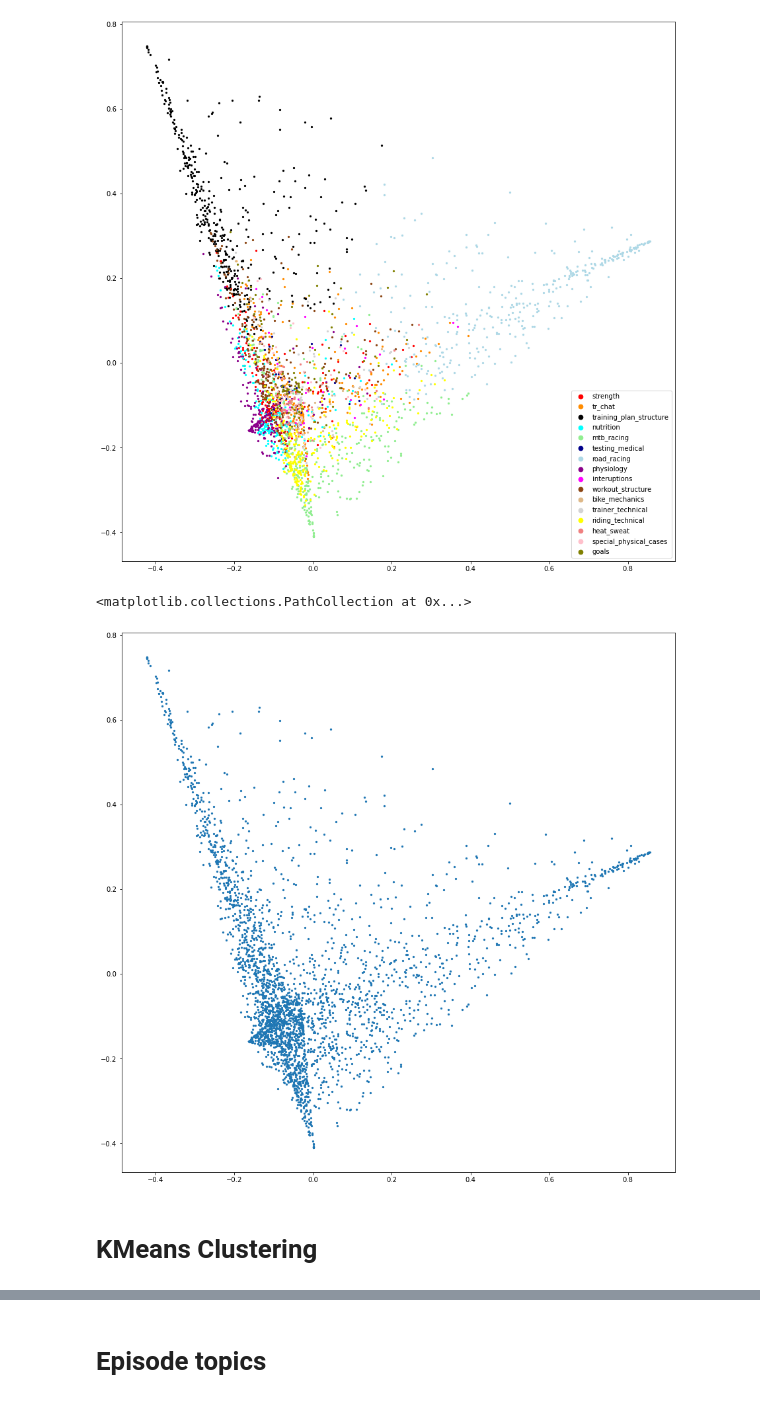
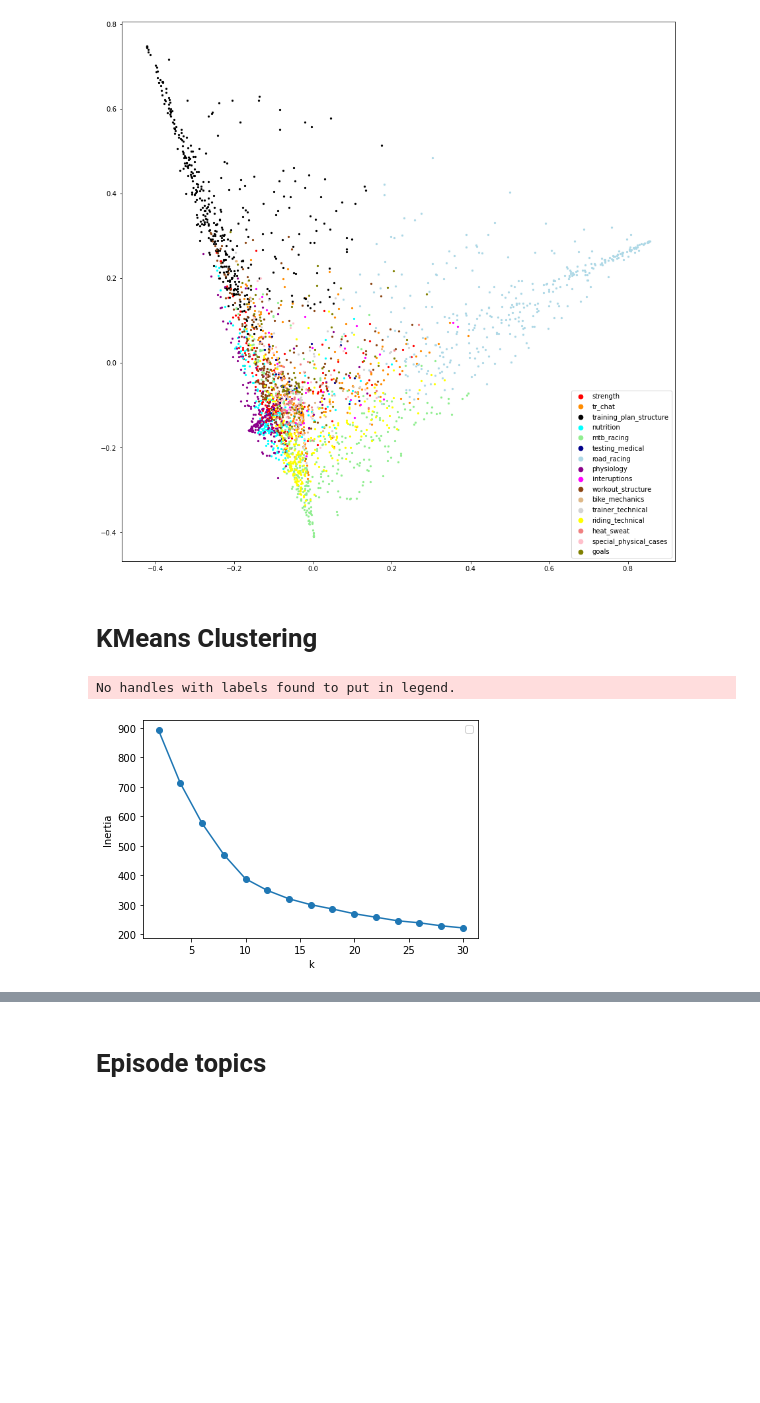
Before and after one commit to jpizzollo/NLP_Podcast, a Jupyter notebook: Topics_5min_Docs.ipynb, the cells around one changed output, grey strips where cells are left out. Saved outputs shown, nothing was run; the diff lists cells and outputs as text; code cells hidden in the pictures; blank space fills up the shorter version.

```diff
--- a/Topics_5min_Docs.ipynb
+++ b/Topics_5min_Docs.ipynb
@@ -62,4 +70,4 @@ binned_df = binned_df.reset_index().drop(columns='index')
 # %%
-# Load spaCy's english core module
+"""# Load spaCy's english core module
 
-nlp = spacy.load('en_core_web_sm')
+nlp = spacy.load('en_core_web_sm')"""
@@ -95,9 +109,9 @@ binned_df['key_words'] = binned_df.apply(key_words ,axis=1)
 # %% [markdown]
 # Vectorize
 # %%
-vectorizer = CountVectorizer(strip_accents = 'unicode',
+"""vectorizer = CountVectorizer(strip_accents = 'unicode',
                                 stop_words = 'english',
                                 lowercase = True,
                                 token_pattern = r'\b[a-zA-Z]{3,}\b',
                                 max_df=0.3)
-dtm = vectorizer.fit_transform(binned_df.key_words)
+dtm = vectorizer.fit_transform(binned_df.key_words)"""
@@ -255,11 +244,5 @@ for i,c in zip(label_names, colors):
 plt.legend(loc='lower right',markerscale=3);
 # %% [output]
 [figure]
-# %%
-plt.figure(figsize=[15,15])
-plt.scatter(pca_features[:,0],pca_features[:,1],s=5)
-# %% [output]
-<matplotlib.collections.PathCollection at 0x...>
-[figure, removed]
 # %% [markdown]
 # KMeans Clustering
@@ -266,2 +256,10 @@ plt.scatter(pca_features[:,0],pca_features[:,1],s=5)
+# %%
+plt.plot(np.arange(2,31,2), inertias, marker='o')
+plt.ylabel("Inertia")
+plt.xlabel('k')
+plt.legend();
+# %% [output]
+No handles with labels found to put in legend.
+[figure, added]
 # %%
 def display_cluster(X, km=[], num_clusters=0):
```
Also changed, not shown: parts of 29 cells of this notebook.
